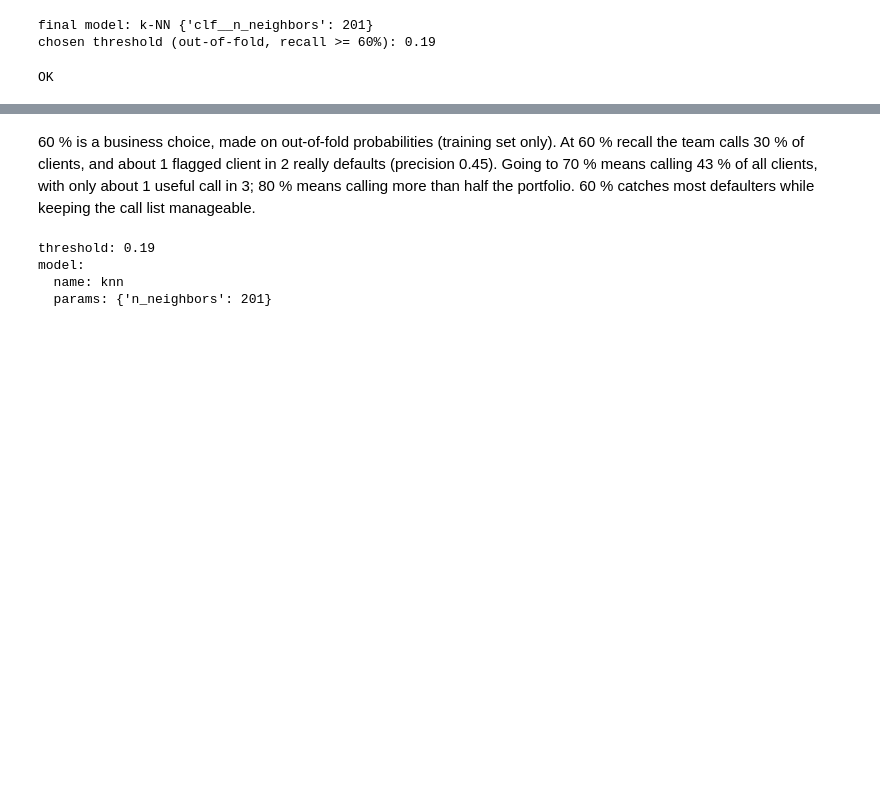
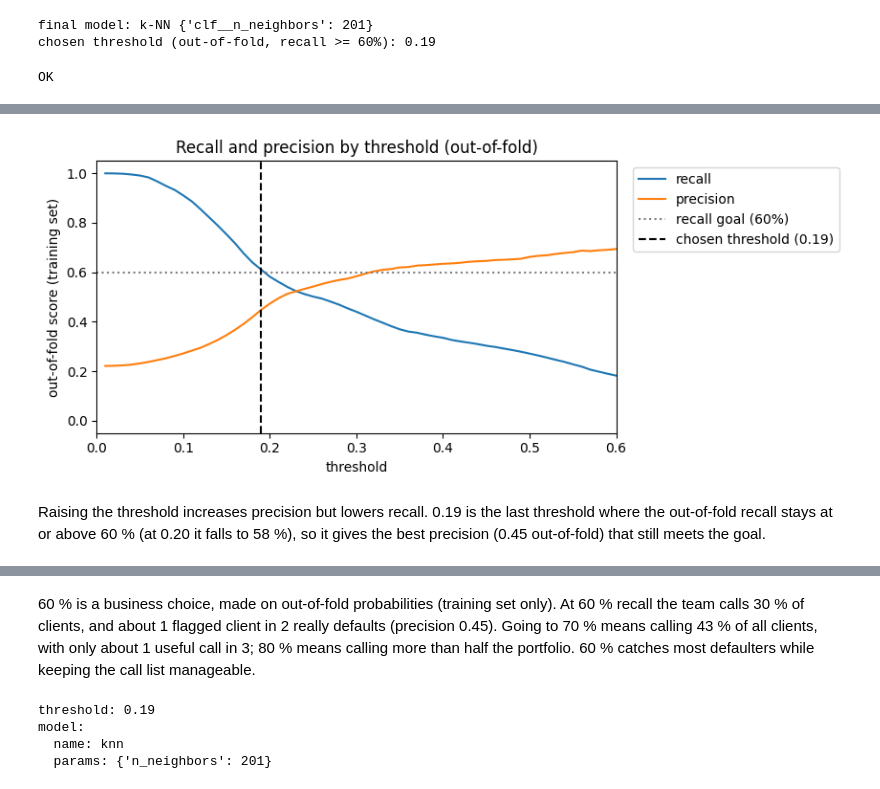
Before and after one commit to c1vxs/credit-default, a Jupyter notebook: notebooks/analysis.ipynb, the cells around one changed output, grey strips where cells are left out. Saved outputs shown, nothing was run; the diff lists cells and outputs as text; code cells hidden in the pictures; blank space fills up the shorter version.

Commit message:
notebook: threshold plot (part 6) and confusion matrix plot (part 7)

```diff
--- a/notebooks/analysis.ipynb
+++ b/notebooks/analysis.ipynb
@@ -325,3 +333,23 @@ tradeoff.round(3)
+# %%
+ts = np.linspace(0.01, 0.99, 99)
+rec = [recall_score(y_train, (p_oof >= t).astype(int)) for t in ts]
+pre = [precision_score(y_train, (p_oof >= t).astype(int), zero_division=0) for t in ts]
+fig, ax = plt.subplots(figsize=(8.6, 3.8))
+ax.plot(ts, rec, label="recall")
+ax.plot(ts, pre, label="precision")
+ax.axhline(MIN_RECALL, ls=":", color="grey", label=f"recall goal ({MIN_RECALL:.0%})")
+ax.axvline(threshold, ls="--", color="black", label=f"chosen threshold ({threshold:.2f})")
+ax.set_xlim(0, 0.6)
+ax.set_xlabel("threshold")
+ax.set_ylabel("out-of-fold score (training set)")
+ax.set_title("Recall and precision by threshold (out-of-fold)")
+ax.legend(loc="upper left", bbox_to_anchor=(1.02, 1))
+plt.tight_layout()
+plt.show()
+# %% [output]
+[figure, added]
+# %% [markdown]
+Raising the threshold increases precision but lowers recall. 0.19 is the last threshold where the out-of-fold recall stays at or above 60 % (at 0.20 it falls to 58 %), so it gives the best precision (0.45 out-of-fold) that still meets the goal.
 # %%
 # ✅ Check
 assert np.isclose(tradeoff.loc["recall goal 60%", "threshold"], threshold)
```
Also changed, not shown: parts of 7 cells of this notebook.
